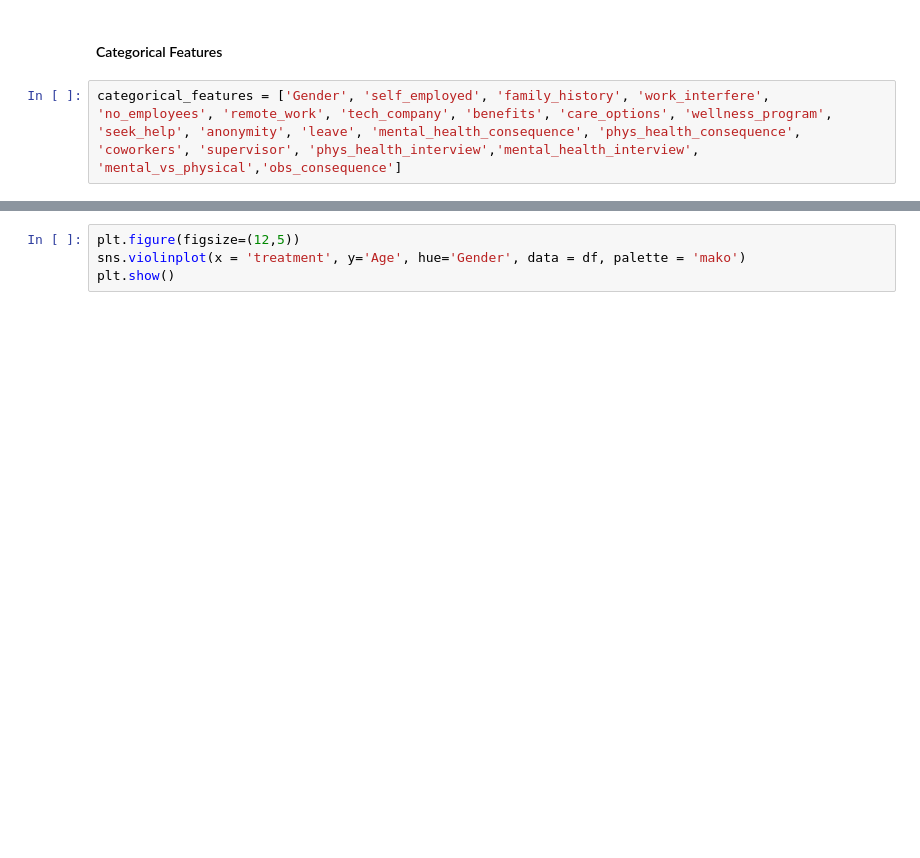
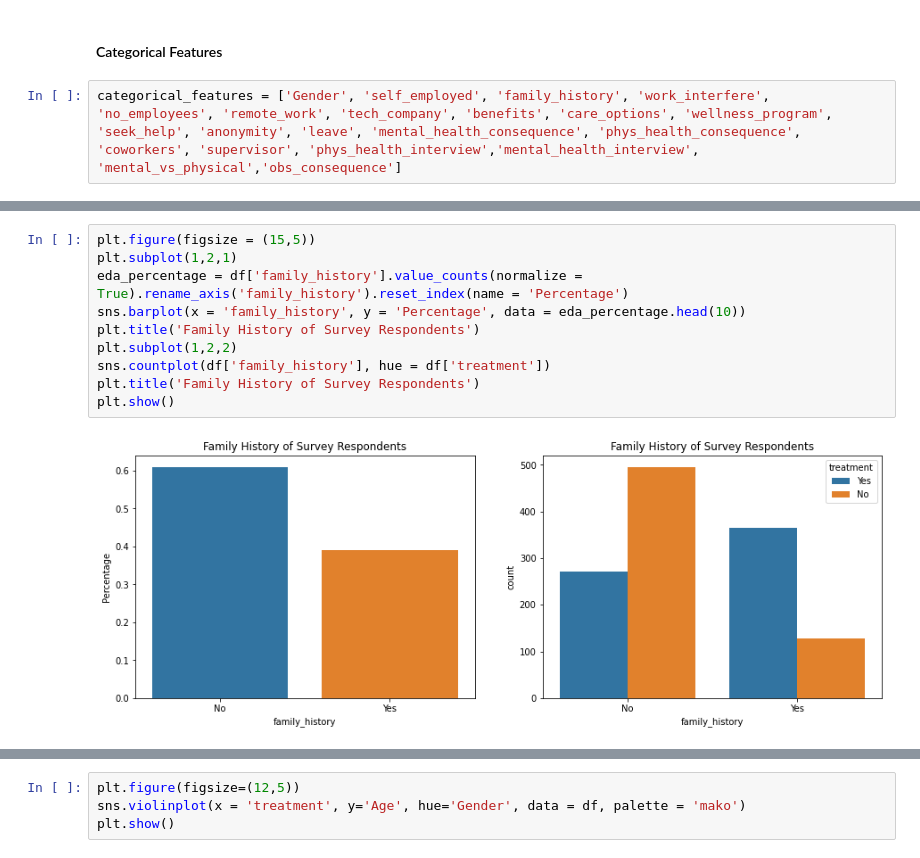
Before and after one commit to koriisabellaa/mental-health-predict, a Jupyter notebook: Feature_Eng_Mental_Health_in_Tech_Survey.ipynb, the cells around one changed output, grey strips where cells are left out. Cells and saved outputs as stored; diff of their text form; blank space fills up the shorter version.

```diff
--- a/Feature_Eng_Mental_Health_in_Tech_Survey.ipynb
+++ b/Feature_Eng_Mental_Health_in_Tech_Survey.ipynb
@@ -388,0 +331,12 @@ Name: treatment, dtype: int64
+# %%
+plt.figure(figsize = (15,5))
+plt.subplot(1,2,1)
+eda_percentage = df['family_history'].value_counts(normalize = True).rename_axis('family_history').reset_index(name = 'Percentage')
+sns.barplot(x = 'family_history', y = 'Percentage', data = eda_percentage.head(10))
+plt.title('Family History of Survey Respondents')
+plt.subplot(1,2,2)
+sns.countplot(df['family_history'], hue = df['treatment'])
+plt.title('Family History of Survey Respondents')
+plt.show()
+# %% [output]
+[figure, added]
```
Also changed, not shown: parts of 20 cells of this notebook.
